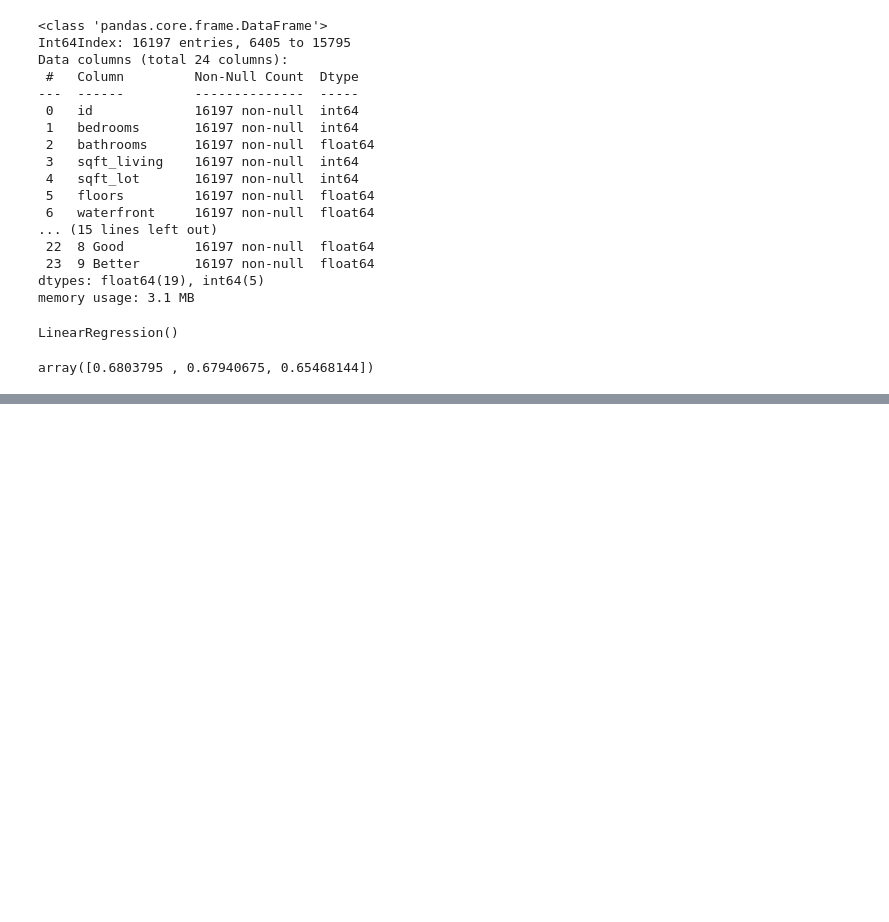
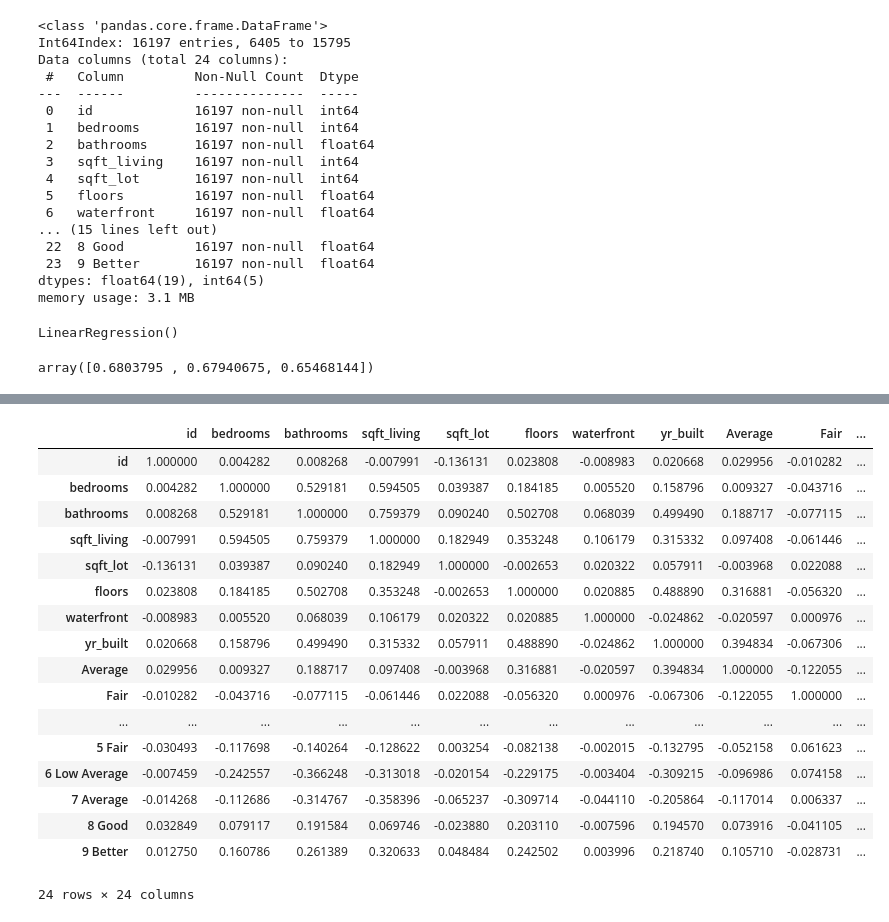
Before and after one commit to ChumpyDuelle/dsc-phase-2-project-v2-3, a Jupyter notebook: student.ipynb, the cells around one changed output, grey strips where cells are left out. Drawn from its saved outputs; the diff is of its cells as text; code cells hidden in the pictures; blank space fills up the shorter version.

```diff
--- a/student.ipynb
+++ b/student.ipynb
@@ -451,0 +616,21 @@ array([0.6803795 , 0.67940675, 0.65468144])
+# %%
+X_train.corr()
+# %% [output]
+|  | id | bedrooms | bathrooms | sqft_living | sqft_lot | floors | waterfront | yr_built | Average | Fair | ... |
+| id | 1.000000 | 0.004282 | 0.008268 | -0.007991 | -0.136131 | 0.023808 | -0.008983 | 0.020668 | 0.029956 | -0.010282 | ... |
+| bedrooms | 0.004282 | 1.000000 | 0.529181 | 0.594505 | 0.039387 | 0.184185 | 0.005520 | 0.158796 | 0.009327 | -0.043716 | ... |
+| bathrooms | 0.008268 | 0.529181 | 1.000000 | 0.759379 | 0.090240 | 0.502708 | 0.068039 | 0.499490 | 0.188717 | -0.077115 | ... |
+| sqft_living | -0.007991 | 0.594505 | 0.759379 | 1.000000 | 0.182949 | 0.353248 | 0.106179 | 0.315332 | 0.097408 | -0.061446 | ... |
+| sqft_lot | -0.136131 | 0.039387 | 0.090240 | 0.182949 | 1.000000 | -0.002653 | 0.020322 | 0.057911 | -0.003968 | 0.022088 | ... |
+| floors | 0.023808 | 0.184185 | 0.502708 | 0.353248 | -0.002653 | 1.000000 | 0.020885 | 0.488890 | 0.316881 | -0.056320 | ... |
+| waterfront | -0.008983 | 0.005520 | 0.068039 | 0.106179 | 0.020322 | 0.020885 | 1.000000 | -0.024862 | -0.020597 | 0.000976 | ... |
+| yr_built | 0.020668 | 0.158796 | 0.499490 | 0.315332 | 0.057911 | 0.488890 | -0.024862 | 1.000000 | 0.394834 | -0.067306 | ... |
+| Average | 0.029956 | 0.009327 | 0.188717 | 0.097408 | -0.003968 | 0.316881 | -0.020597 | 0.394834 | 1.000000 | -0.122055 | ... |
+| Fair | -0.010282 | -0.043716 | -0.077115 | -0.061446 | 0.022088 | -0.056320 | 0.000976 | -0.067306 | -0.122055 | 1.000000 | ... |
+| ... | ... | ... | ... | ... | ... | ... | ... | ... | ... | ... | ... |
+| 5 Fair | -0.030493 | -0.117698 | -0.140264 | -0.128622 | 0.003254 | -0.082138 | -0.002015 | -0.132795 | -0.052158 | 0.061623 | ... |
+| 6 Low Average | -0.007459 | -0.242557 | -0.366248 | -0.313018 | -0.020154 | -0.229175 | -0.003404 | -0.309215 | -0.096986 | 0.074158 | ... |
+| 7 Average | -0.014268 | -0.112686 | -0.314767 | -0.358396 | -0.065237 | -0.309714 | -0.044110 | -0.205864 | -0.117014 | 0.006337 | ... |
+| 8 Good | 0.032849 | 0.079117 | 0.191584 | 0.069746 | -0.023880 | 0.203110 | -0.007596 | 0.194570 | 0.073916 | -0.041105 | ... |
+| 9 Better | 0.012750 | 0.160786 | 0.261389 | 0.320633 | 0.048484 | 0.242502 | 0.003996 | 0.218740 | 0.105710 | -0.028731 | ... |
+24 rows × 24 columns
```
Also changed, not shown: parts of 28 cells of this notebook.
